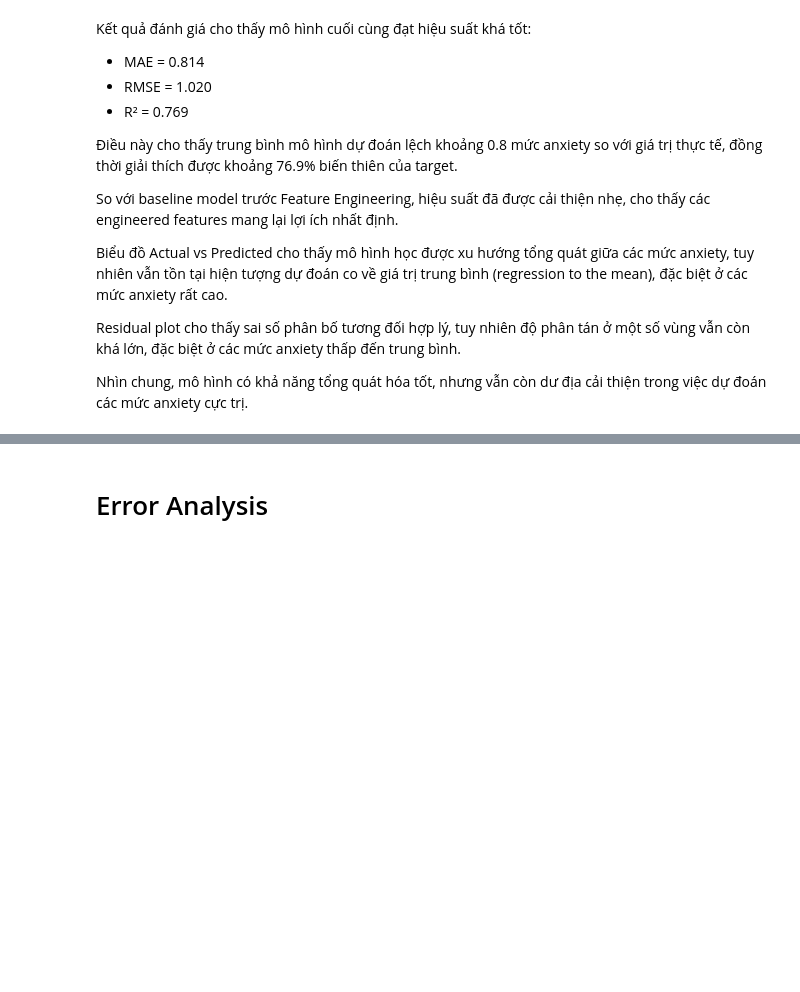
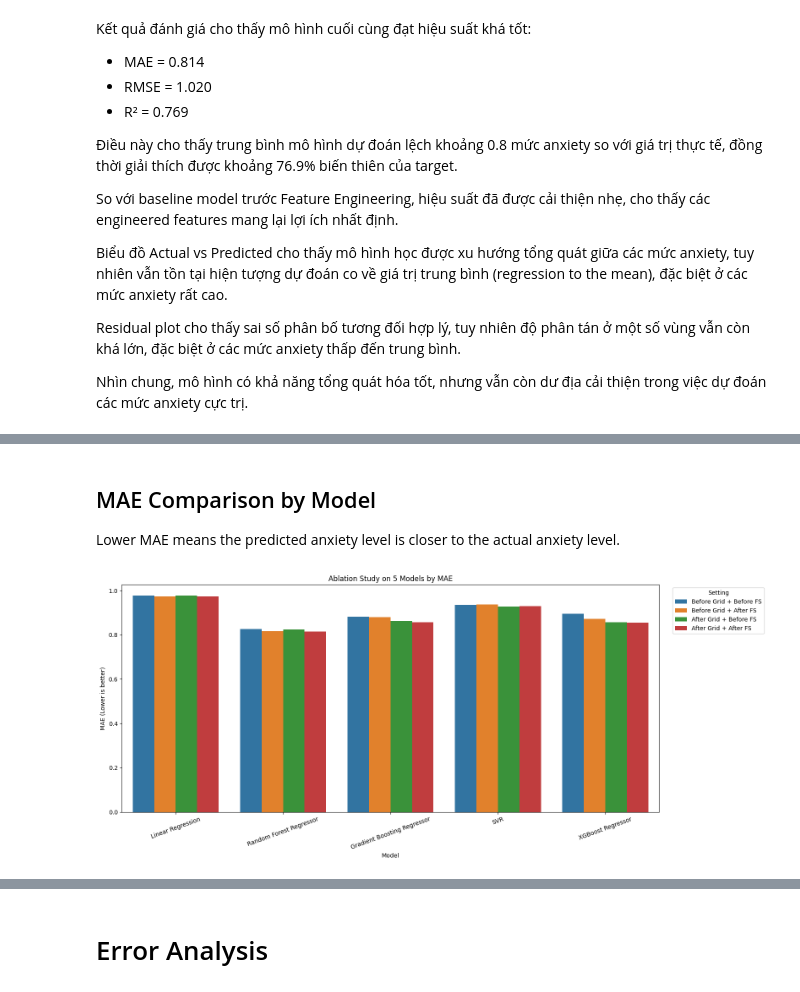
Before and after one commit to Luchienlanh/Social-Anxiety, a Jupyter notebook: Backend/CS114_FinalModel.ipynb, the cells around one changed output, grey strips where cells are left out. Drawn from its saved outputs; the diff is of its cells as text; code cells hidden in the pictures; blank space fills up the shorter version.

```diff
--- a/Backend/CS114_FinalModel.ipynb
+++ b/Backend/CS114_FinalModel.ipynb
@@ -1503,0 +1634,28 @@ Nhìn chung, mô hình có khả năng tổng quát hóa tốt, nhưng vẫn cò
+# %%
+X_train_ablation_original = X_train_base.copy()
+X_test_ablation_original = X_test_base.copy()
+
+X_train_ablation_selected = add_feature_engineering(
+    X_train_base.copy(),
+    best_fe_case
+)
+
+X_test_ablation_selected = add_feature_engineering(
+    X_test_base.copy(),
+    best_fe_case
+)
+
+ablation_feature_sets = {
+    "Before Feature Selection": {
+        "Feature Selection": "No",
+        "Feature Set": "Original",
+        "X_train": X_train_ablation_original,
+        "X_test": X_test_ablation_original
+    },
+    "After Feature Selection": {
+        "Feature Selection": "Yes",
+        "Feature Set": best_fe_case,
+        "X_train": X_train_ablation_selected,
+        "X_test": X_test_ablation_selected
+    }
+}
@@ -1503,0 +1777,22 @@ Nhìn chung, mô hình có khả năng tổng quát hóa tốt, nhưng vẫn cò
+# %% [markdown]
+## MAE Comparison by Model
+
+Lower MAE means the predicted anxiety level is closer to the actual anxiety level.
+# %%
+plt.figure(figsize=(16, 7))
+sns.barplot(
+    data=ablation_results_df,
+    x="Model",
+    y="MAE",
+    hue="Short Label"
+)
+
+plt.title("Ablation Study on 5 Models by MAE")
+plt.xlabel("Model")
+plt.ylabel("MAE (Lower is better)")
+plt.xticks(rotation=20)
+plt.legend(title="Setting", bbox_to_anchor=(1.02, 1), loc="upper left")
+plt.tight_layout()
+plt.show()
+# %% [output]
+[figure, added]
```
Also changed, not shown: parts of 13 cells of this notebook, 5 other files.
